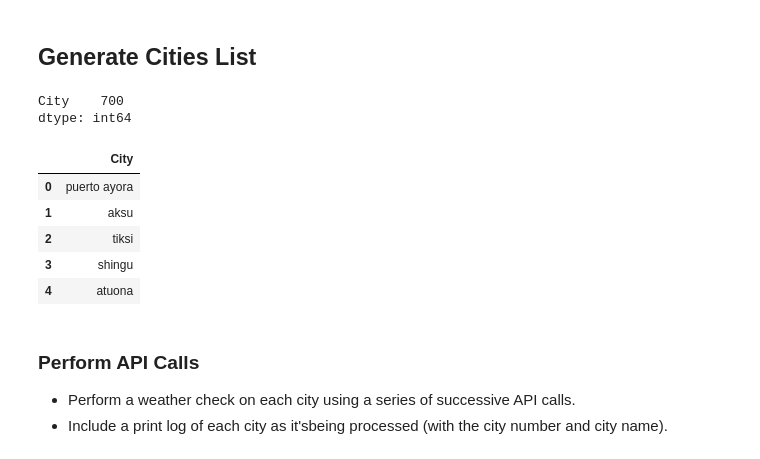
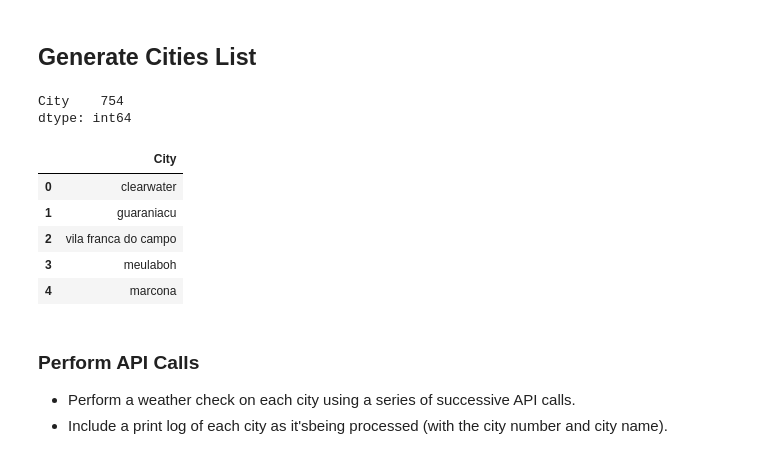
Before and after one commit to cassfolk/HW.Folkers, a Jupyter notebook: 06-python-api-challenge/WeatherPy/WeatherPy.ipynb, the cells around one changed output. Saved outputs shown, nothing was run; the diff lists cells and outputs as text; code cells hidden in the pictures.

```diff
--- a/06-python-api-challenge/WeatherPy/WeatherPy.ipynb
+++ b/06-python-api-challenge/WeatherPy/WeatherPy.ipynb
@@ -26,45 +26,47 @@ from citipy import citipy
 # need random numbers --- 600 bewtween -90 & 90 for lat
 lat_numbers = []
 
-for num in range(0, 700):
+for num in range(0, 2000):
     x = random.randint(-90,90)
     lat_numbers.append(x)
 
 # need random numbers --- 600 between -180 & 180 for lng
 lng_numbers = []
 
-for num in range(0, 700):
+for num in range(0, 2000):
     y = random.randint(-180, 180)
     lng_numbers.append(y)
 
 #shove numbers in dataframe in lat & lng columns
 cities_fake_lat_lng_df = pd.DataFrame({"City": "",
                           "Lat": lat_numbers,
                           "Lng": lng_numbers})
 
 # get below per each lat & lng number
 city_name = []
 
 
 for index, row in cities_fake_lat_lng_df.iterrows():
     city = citipy.nearest_city(row["Lat"], row["Lng"])
     city_name.append(city.city_name)
 
-# save in city name & country code in DF
-
+# save in city name in DF & GET RID OF DUPLICATES
 city_df = pd.DataFrame({"City": city_name})
 
+city_df = city_df.drop_duplicates()
 print(city_df.count())
+
+
 city_df.head()
 # %% [output]
-City    700
+City    754
 dtype: int64
 |  | City |
-| 0 | puerto ayora |
-| 1 | aksu |
-| 2 | tiksi |
-| 3 | shingu |
-| 4 | atuona |
+| 0 | clearwater |
+| 1 | guaraniacu |
+| 2 | vila franca do campo |
+| 3 | meulaboh |
+| 4 | marcona |
 # %% [markdown]
 ### Perform API Calls
 * Perform a weather check on each city using a series of successive API calls.
```
Also changed, not shown: parts of 8 cells of this notebook, 1 other file.
